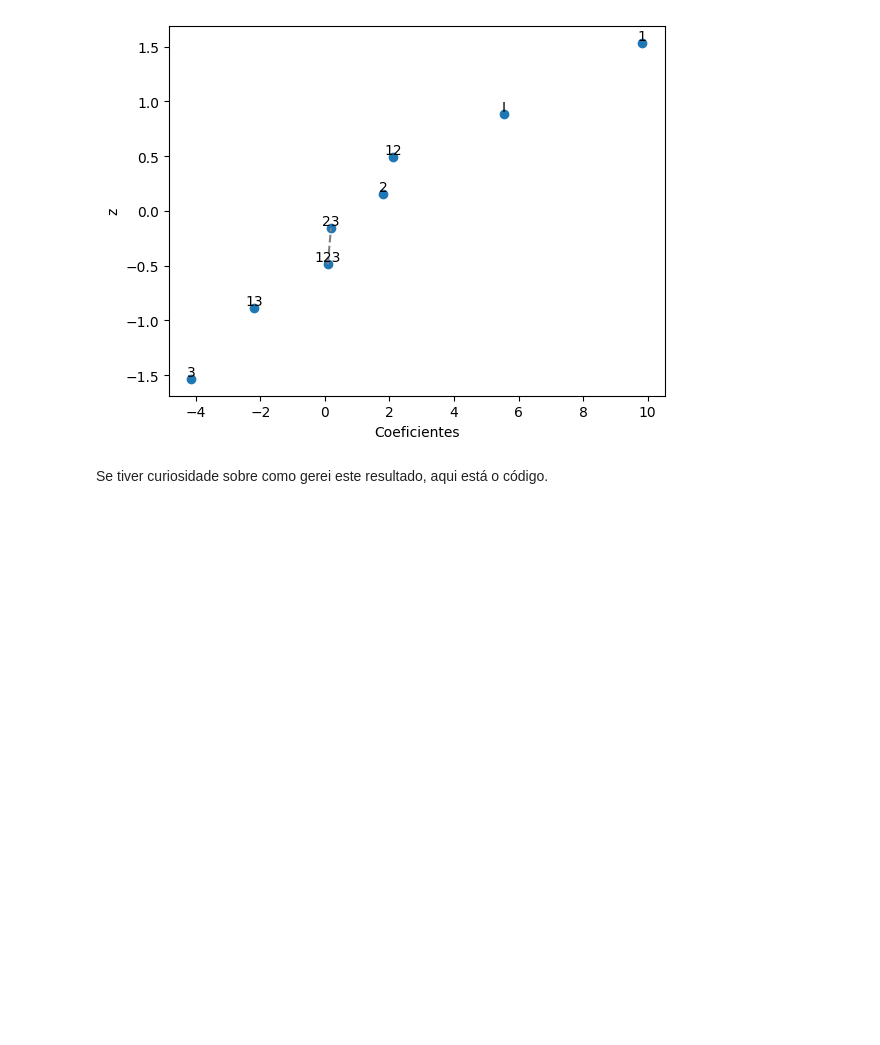
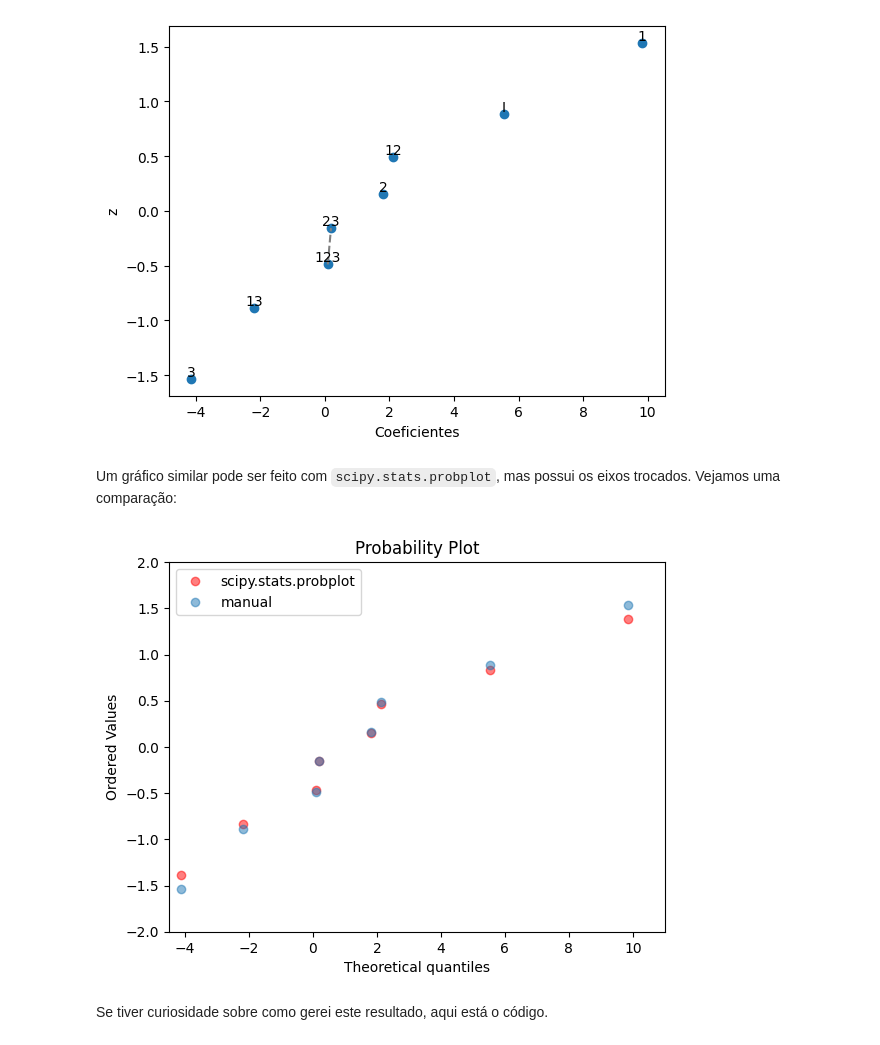
Before and after one commit to KarlClinckspoor/CursoPython, a Jupyter notebook: Capítulos/Capítulo08/Tour dos principais pacotes científicos.ipynb, the cells around one changed output. Drawn from its saved outputs; the diff is of its cells as text; code cells hidden in the pictures; blank space fills up the shorter version.

```diff
--- a/Capítulos/Capítulo08/Tour dos principais pacotes científicos.ipynb
+++ b/Capítulos/Capítulo08/Tour dos principais pacotes científicos.ipynb
@@ -3177,6 +3255,28 @@ plt.xlabel("Coeficientes")
 _ = plt.ylabel("z")
 # %% [output]
 [figure]
+# %% [markdown]
+Um gráfico similar pode ser feito com `scipy.stats.probplot`, mas possui os eixos trocados. Vejamos uma comparação:
+# %%
+fig, ax = plt.subplots()
+sp.stats.probplot(b_ordenado, fit=False, plot=ax)
+l = ax.get_lines()[0]
+l.set_color("r")
+l.set_alpha(0.5)
+l.set_label("scipy.stats.probplot")
+temp_x = l.get_xdata()
+temp_y = l.get_ydata()
+l.set_xdata(temp_y)
+l.set_ydata(temp_x)
+# ax.set_xlim(-4.5, 10)
+# ax.set_ylim(-1.5, 1.5)
+
+ax.plot(b_ordenado, valores_z, lw=0, marker="o", alpha=0.5, label="manual")
+ax.set_ylim(-2, 2)
+ax.set_xlim(-4.5, 11)
+_ = ax.legend()
+# %% [output]
+[figure, added]
 # %% [markdown]
 Se tiver curiosidade sobre como gerei este resultado, aqui está o código.
 # %%
```
Also changed, not shown: parts of 10 cells of this notebook, 1 other file.
